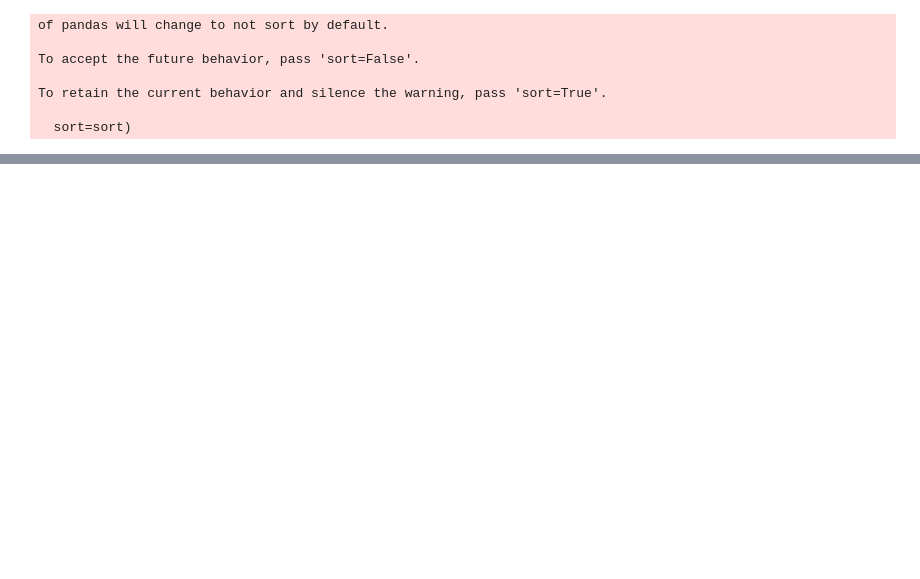
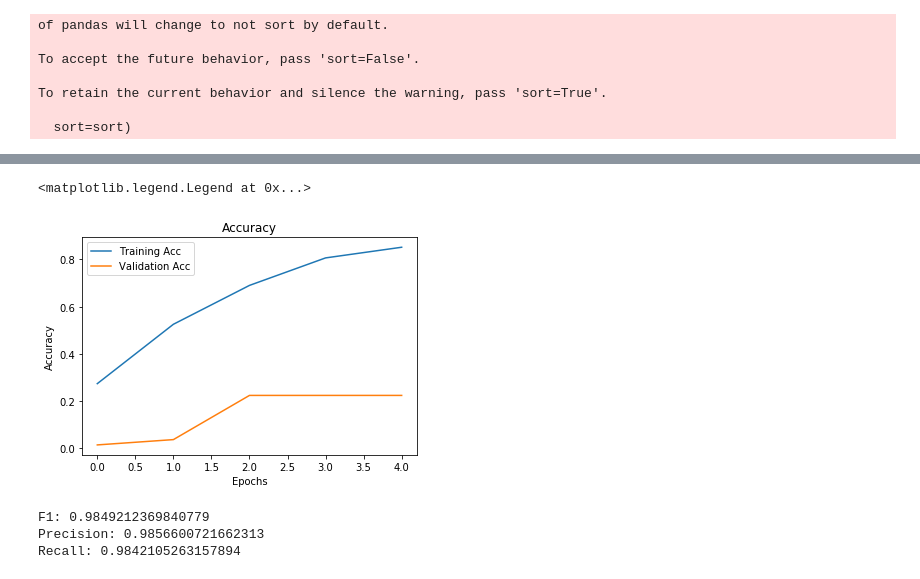
Before and after one commit to IanCarrasco/exoplanet-recognition, a Jupyter notebook: COGS 118B Final.ipynb, the cells around one changed output, grey strips where cells are left out. Drawn from its saved outputs; the diff is of its cells as text; code cells hidden in the pictures; blank space fills up the shorter version.

```diff
--- a/COGS 118B Final.ipynb
+++ b/COGS 118B Final.ipynb
@@ -199,6 +201,24 @@ plt.legend()
+# %%
+plt.plot(history.history['precision_m'], label="Training Acc")
+plt.plot(history.history['val_precision_m'], label="Validation Acc")
+plt.title("Accuracy")
+plt.xlabel("Epochs")
+plt.ylabel("Accuracy")
+plt.legend()
+# %% [output]
+<matplotlib.legend.Legend at 0x...>
+[figure, added]
 # %%
 preds = gru_model.predict(X_test)
 # %%
 idxs = (preds > 0.5).astype(int)
+# %%
+print("F1:", f1_score(y_test, idxs, average="weighted"))
+print("Precision:", precision_score(y_test, idxs, average="weighted"))
+print("Recall:", recall_score(y_test, idxs, average="weighted"))
+# %% [output]
+F1: 0.9849212369840779
+Precision: 0.9856600721662313
+Recall: 0.9842105263157894
 # %%
 fpr, tpr, _ = roc_curve(y_test, preds)
```
Also changed, not shown: parts of 14 cells of this notebook.
